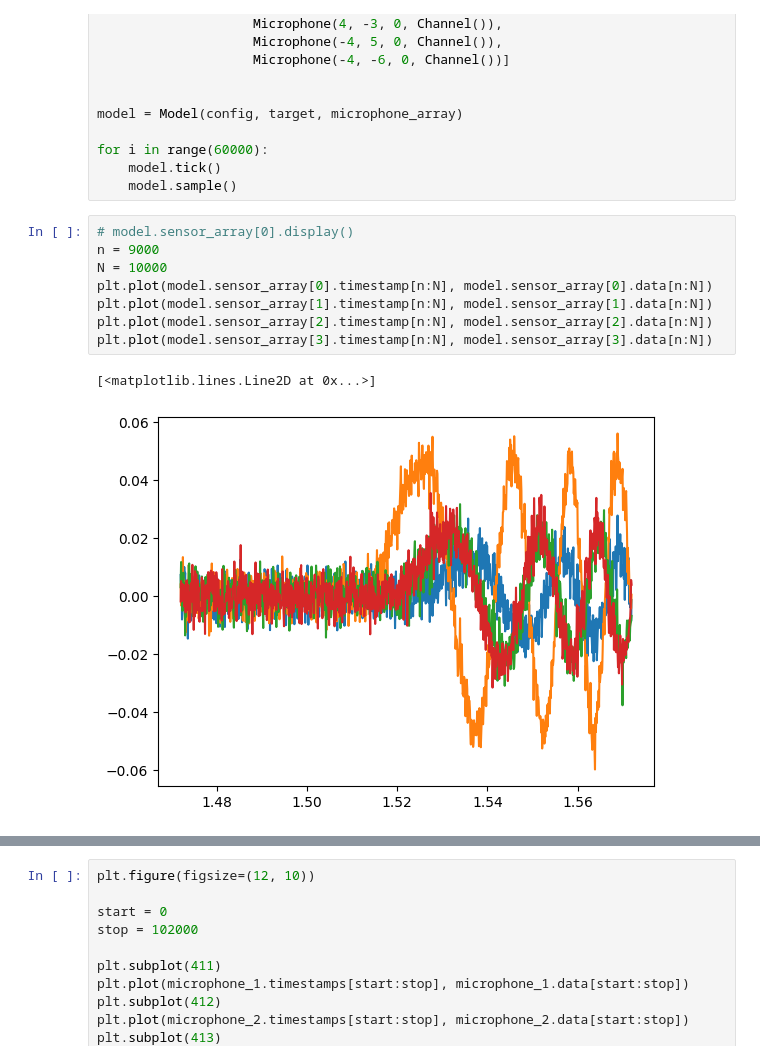
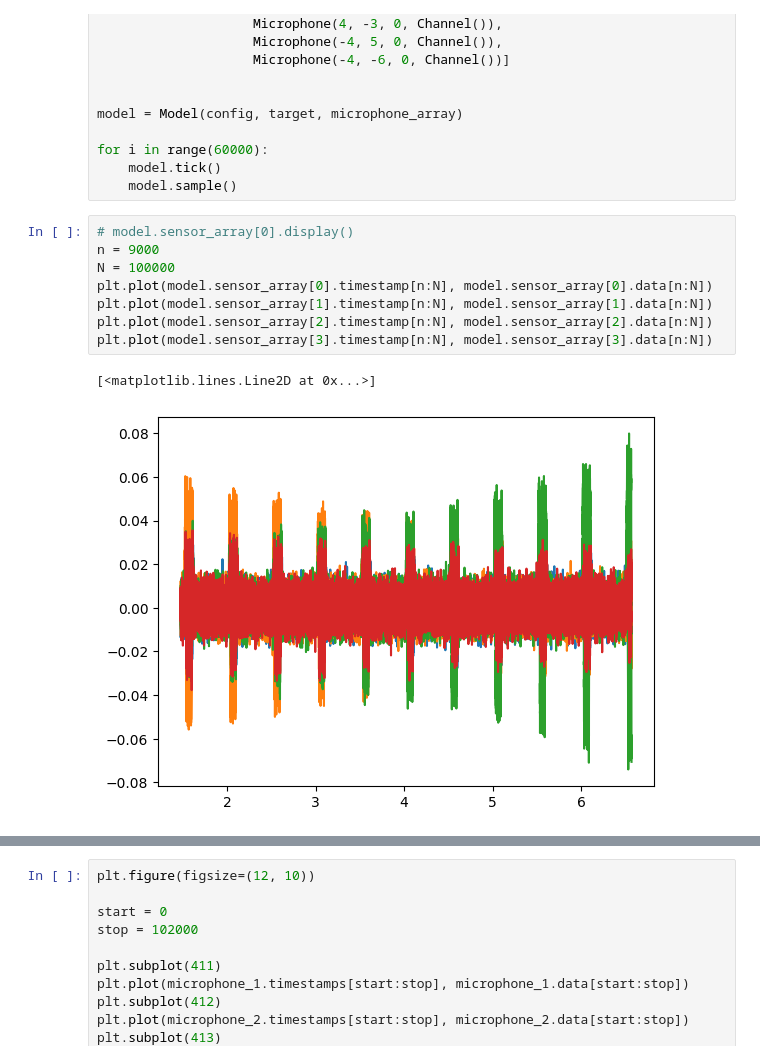
Before and after one commit to emlyons/tdoa_simulator, a Jupyter notebook: simulation.ipynb, the cells around one changed output, grey strips where cells are left out. Cells and saved outputs as stored; diff of their text form.

```diff
--- a/simulation.ipynb
+++ b/simulation.ipynb
@@ -214,12 +214,12 @@ for i in range(60000):
 # %%
 # model.sensor_array[0].display()
 n = 9000
-N = 10000
+N = 100000
 plt.plot(model.sensor_array[0].timestamp[n:N], model.sensor_array[0].data[n:N])
 plt.plot(model.sensor_array[1].timestamp[n:N], model.sensor_array[1].data[n:N])
 plt.plot(model.sensor_array[2].timestamp[n:N], model.sensor_array[2].data[n:N])
 plt.plot(model.sensor_array[3].timestamp[n:N], model.sensor_array[3].data[n:N])
 # %% [output]
 [<matplotlib.lines.Line2D at 0x...>]
-[figure, old version]
+[figure, new version]
 # %%
```
Also changed, not shown: parts of 2 cells of this notebook, 12 other files.
